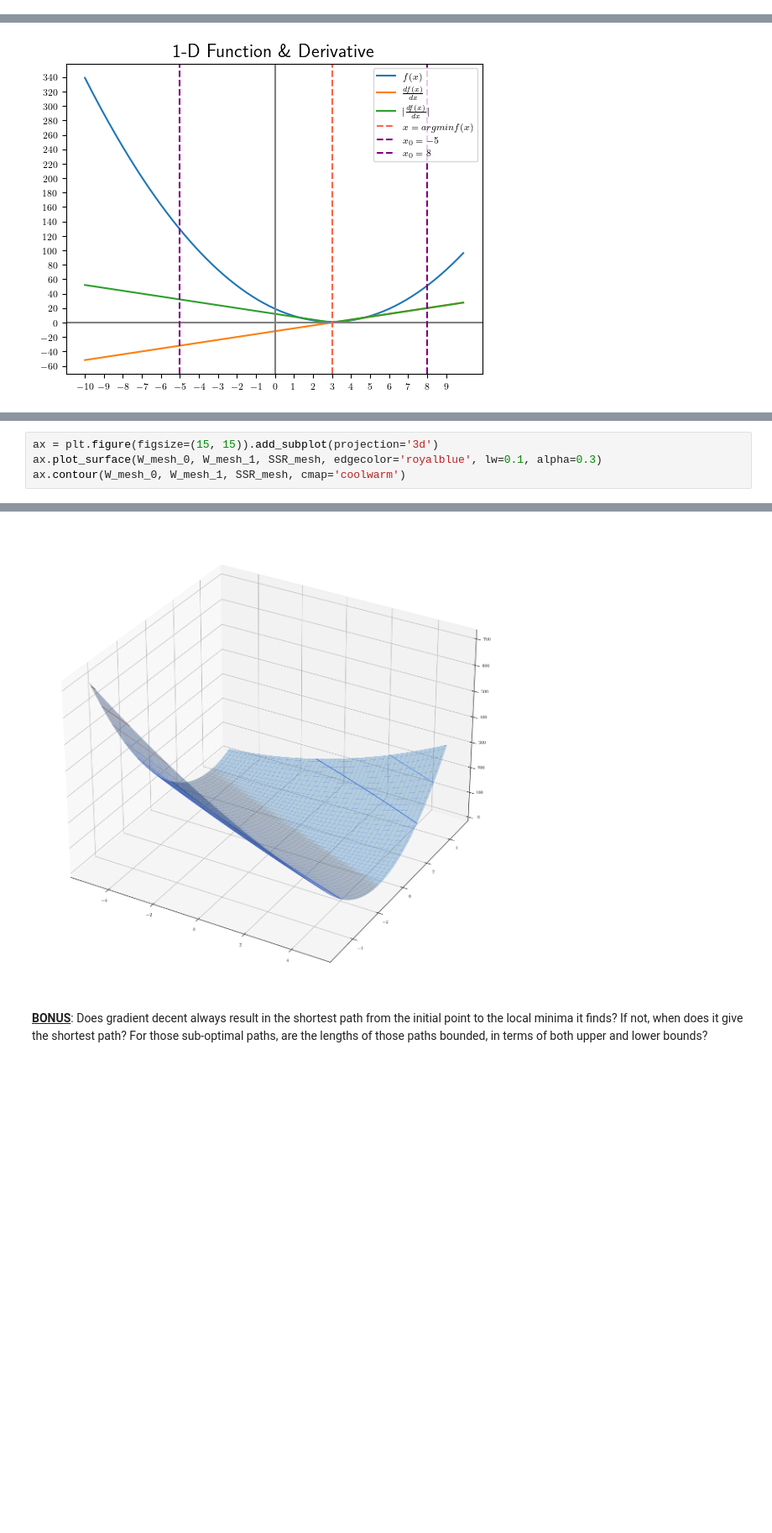
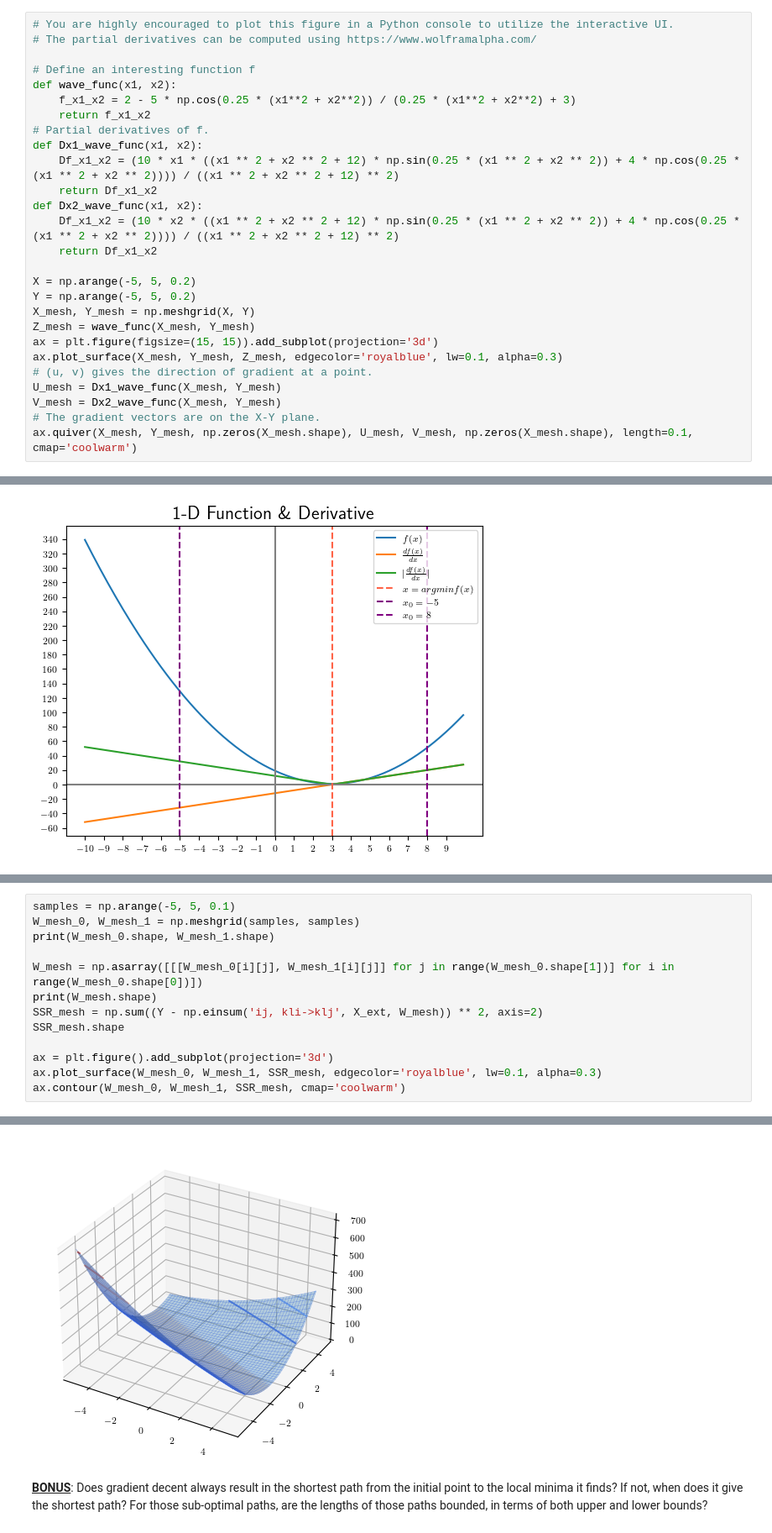
Before and after one commit to LeSaRDe/ml_have_fun, a Jupyter notebook: linear_models.ipynb, the cells around one changed output, grey strips where cells are left out. Shown at 84% size. Cells and saved outputs as stored; diff of their text form; blank space fills up the shorter version.

```diff
--- a/linear_models.ipynb
+++ b/linear_models.ipynb
@@ -352,0 +367,27 @@ A critical fact about gradient is that the *opposite* of a gradient vector point
+# %%
+# You are highly encouraged to plot this figure in a Python console to utilize the interactive UI.
+# The partial derivatives can be computed using https://www.wolframalpha.com/
+
+# Define an interesting function f
+def wave_func(x1, x2):
+    f_x1_x2 = 2 - 5 * np.cos(0.25 * (x1**2 + x2**2)) / (0.25 * (x1**2 + x2**2) + 3)
+    return f_x1_x2
+# Partial derivatives of f.
+def Dx1_wave_func(x1, x2):
+    Df_x1_x2 = (10 * x1 * ((x1 ** 2 + x2 ** 2 + 12) * np.sin(0.25 * (x1 ** 2 + x2 ** 2)) + 4 * np.cos(0.25 * (x1 ** 2 + x2 ** 2)))) / ((x1 ** 2 + x2 ** 2 + 12) ** 2)
+    return Df_x1_x2
+def Dx2_wave_func(x1, x2):
+    Df_x1_x2 = (10 * x2 * ((x1 ** 2 + x2 ** 2 + 12) * np.sin(0.25 * (x1 ** 2 + x2 ** 2)) + 4 * np.cos(0.25 * (x1 ** 2 + x2 ** 2)))) / ((x1 ** 2 + x2 ** 2 + 12) ** 2)
+    return Df_x1_x2
+
+X = np.arange(-5, 5, 0.2)
+Y = np.arange(-5, 5, 0.2)
+X_mesh, Y_mesh = np.meshgrid(X, Y)
+Z_mesh = wave_func(X_mesh, Y_mesh)
+ax = plt.figure(figsize=(15, 15)).add_subplot(projection='3d')
+ax.plot_surface(X_mesh, Y_mesh, Z_mesh, edgecolor='royalblue', lw=0.1, alpha=0.3)
+# (u, v) gives the direction of gradient at a point.
+U_mesh = Dx1_wave_func(X_mesh, Y_mesh)
+V_mesh = Dx2_wave_func(X_mesh, Y_mesh)
+# The gradient vectors are on the X-Y plane.
+ax.quiver(X_mesh, Y_mesh, np.zeros(X_mesh.shape), U_mesh, V_mesh, np.zeros(X_mesh.shape), length=0.1, cmap='coolwarm')
@@ -478,5 +484,14 @@ SSR_mesh.shape
 # %%
-ax = plt.figure(figsize=(15, 15)).add_subplot(projection='3d')
+samples = np.arange(-5, 5, 0.1)
+W_mesh_0, W_mesh_1 = np.meshgrid(samples, samples)
+print(W_mesh_0.shape, W_mesh_1.shape)
+
+W_mesh = np.asarray([[[W_mesh_0[i][j], W_mesh_1[i][j]] for j in range(W_mesh_0.shape[1])] for i in range(W_mesh_0.shape[0])])
+print(W_mesh.shape)
+SSR_mesh = np.sum((Y - np.einsum('ij, kli->klj', X_ext, W_mesh)) ** 2, axis=2)
+SSR_mesh.shape
+
+ax = plt.figure().add_subplot(projection='3d')
 ax.plot_surface(W_mesh_0, W_mesh_1, SSR_mesh, edgecolor='royalblue', lw=0.1, alpha=0.3)
 ax.contour(W_mesh_0, W_mesh_1, SSR_mesh, cmap='coolwarm')
 # %% [output]
@@ -484,3 +501,3 @@ ax.contour(W_mesh_0, W_mesh_1, SSR_mesh, cmap='coolwarm')
-[figure, old version]
+[figure, new version]
 # %% [markdown]
 <ins>**BONUS**</ins>: Does gradient decent always result in the shortest path from the initial point to the local minima it finds? If not, when does it give the shortest path? For those sub-optimal paths, are the lengths of those paths bounded, in terms of both upper and lower bounds?
```
Also changed, not shown: parts of 11 cells of this notebook.
